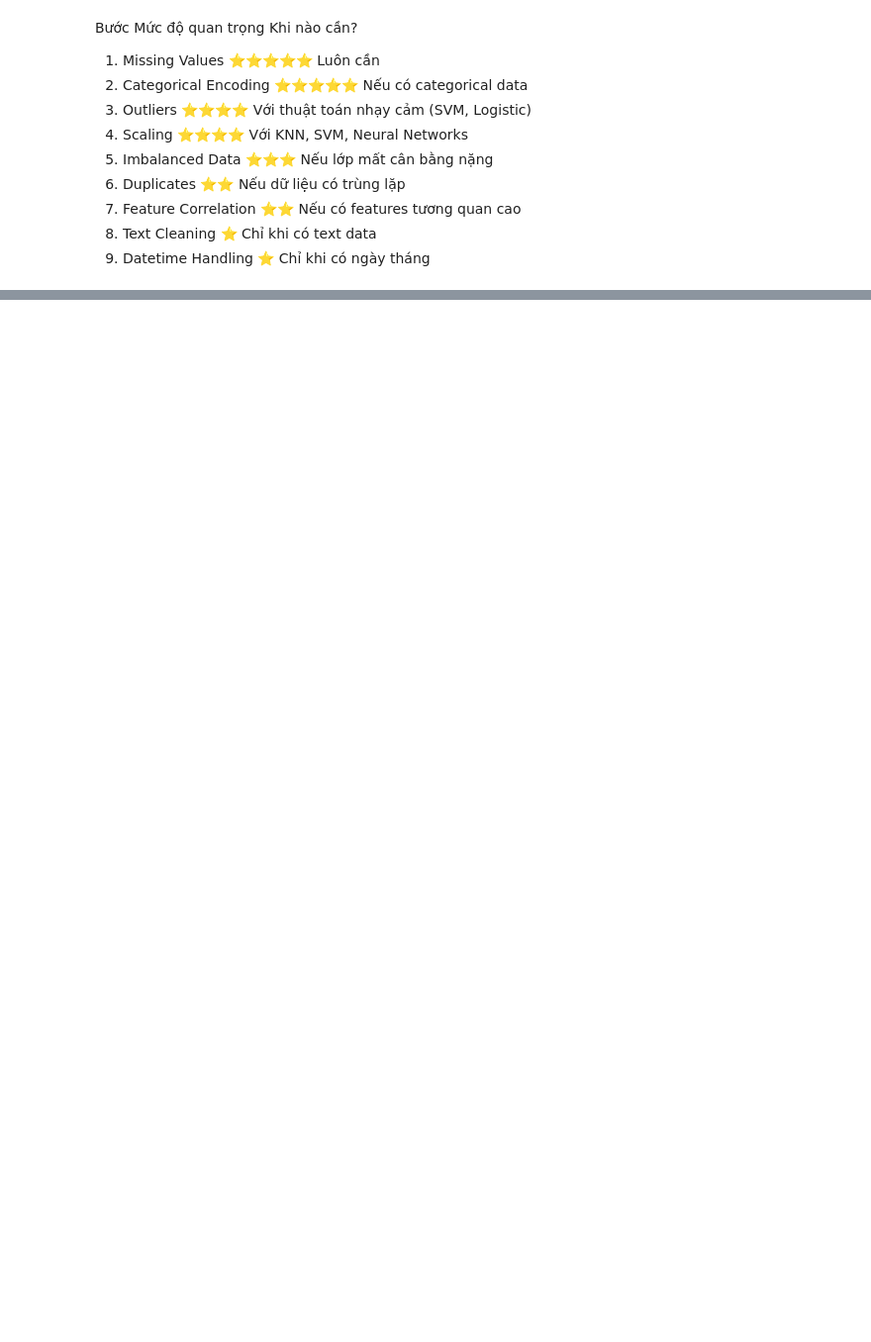
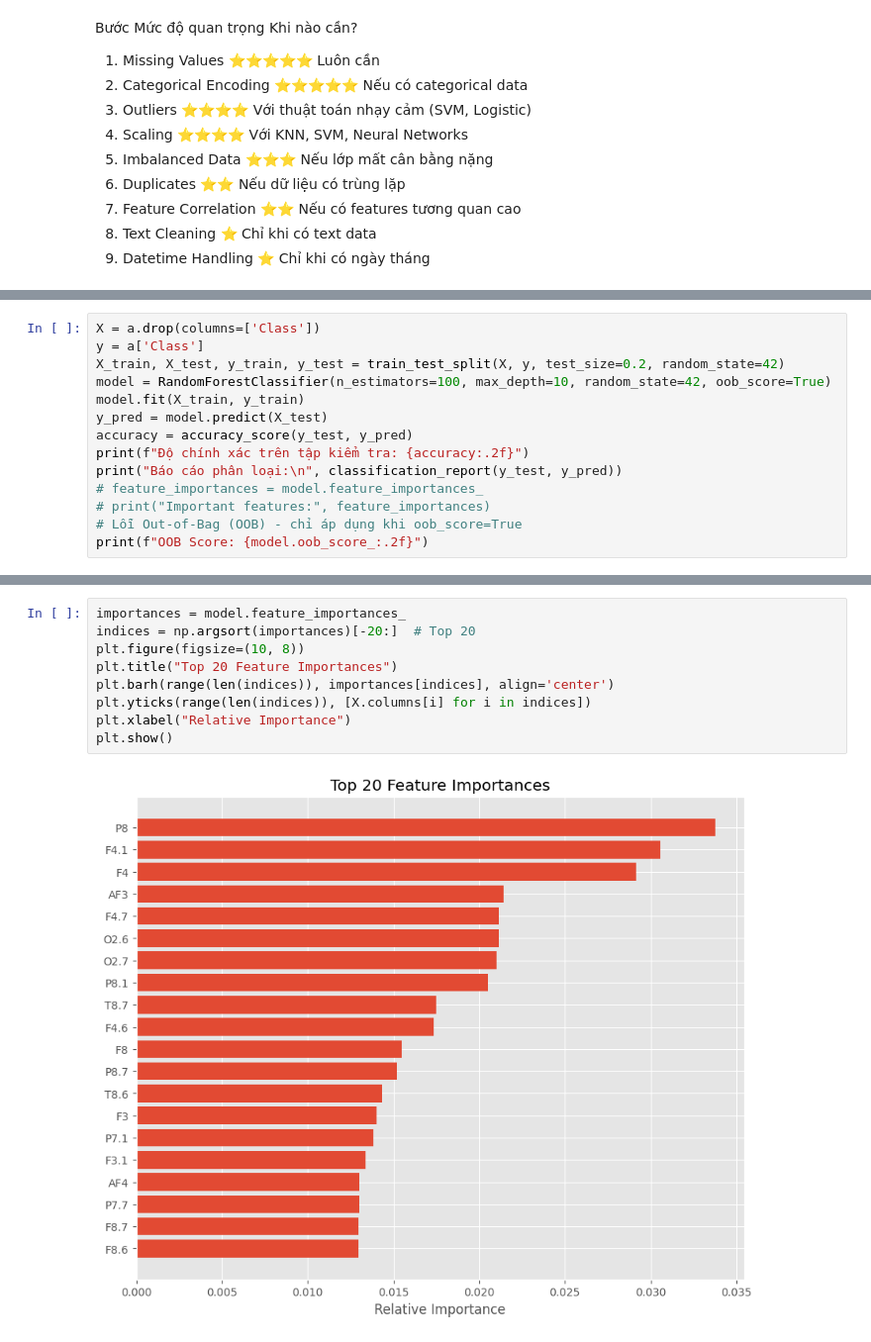
Before and after one commit to ITDSIU20094/Classification-of-EMOTIV-EPOC-, a Jupyter notebook: Project.ipynb, the cells around one changed output, grey strips where cells are left out. Shown: that part at 99% size. Drawn from its saved outputs; the diff is of its cells as text; blank space fills up the shorter version.

```diff
--- a/Project.ipynb
+++ b/Project.ipynb
@@ -190,0 +267,14 @@ Bước	Mức độ quan trọng	Khi nào cần?
+# %%
+X = a.drop(columns=['Class'])
+y = a['Class']
+X_train, X_test, y_train, y_test = train_test_split(X, y, test_size=0.2, random_state=42)
+model = RandomForestClassifier(n_estimators=100, max_depth=10, random_state=42, oob_score=True)
+model.fit(X_train, y_train)
+y_pred = model.predict(X_test)
+accuracy = accuracy_score(y_test, y_pred)
+print(f"Độ chính xác trên tập kiểm tra: {accuracy:.2f}")
+print("Báo cáo phân loại:\n", classification_report(y_test, y_pred))
+# feature_importances = model.feature_importances_
+# print("Important features:", feature_importances)
+# Lỗi Out-of-Bag (OOB) - chỉ áp dụng khi oob_score=True
+print(f"OOB Score: {model.oob_score_:.2f}")
@@ -190,0 +295,11 @@ Bước	Mức độ quan trọng	Khi nào cần?
+# %%
+importances = model.feature_importances_
+indices = np.argsort(importances)[-20:]  # Top 20
+plt.figure(figsize=(10, 8))
+plt.title("Top 20 Feature Importances")
+plt.barh(range(len(indices)), importances[indices], align='center')
+plt.yticks(range(len(indices)), [X.columns[i] for i in indices])
+plt.xlabel("Relative Importance")
+plt.show()
+# %% [output]
+[figure, added]
```
Also changed, not shown: parts of 13 cells of this notebook, 1 other file.
